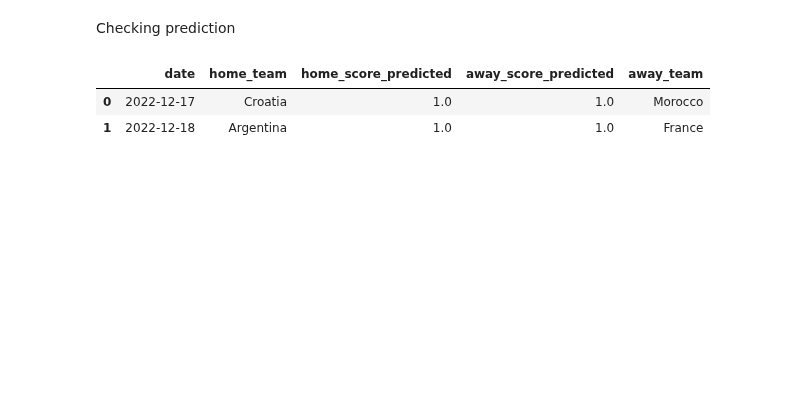
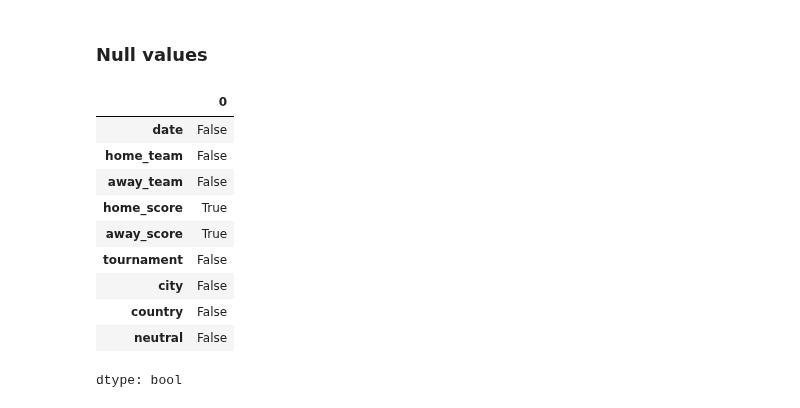
Before and after one commit to rafabandoni/world-cup-22-predict, a Jupyter notebook: predict_worldcup22.ipynb, the cells around one changed output. Drawn from its saved outputs; the diff is of its cells as text; code cells hidden in the pictures; blank space fills up the shorter version.

```diff
--- a/predict_worldcup22.ipynb
+++ b/predict_worldcup22.ipynb
@@ -1164,8 +77,0 @@ matches_schedule_finals_predicted = run_predict_away(matches_schedule_finals, ma
-# %% [markdown]
-Checking prediction
-# %%
-matches_schedule_finals_predicted
-# %% [output]
-|  | date | home_team | home_score_predicted | away_score_predicted | away_team |
-| 0 | 2022-12-17 | Croatia | 1.0 | 1.0 | Morocco |
-| 1 | 2022-12-18 | Argentina | 1.0 | 1.0 | France |
@@ -1173,0 +78,16 @@ matches_schedule_finals_predicted.to_csv('predicts/finals_predicts.csv', index=F
+# %% [markdown]
+### Null values
+# %%
+historical_results.isna().any()
+# %% [output]
+|  | 0 |
+| date | False |
+| home_team | False |
+| away_team | False |
+| home_score | True |
+| away_score | True |
+| tournament | False |
+| city | False |
+| country | False |
+| neutral | False |
+dtype: bool
```
Also changed, not shown: parts of 170 cells of this notebook.
